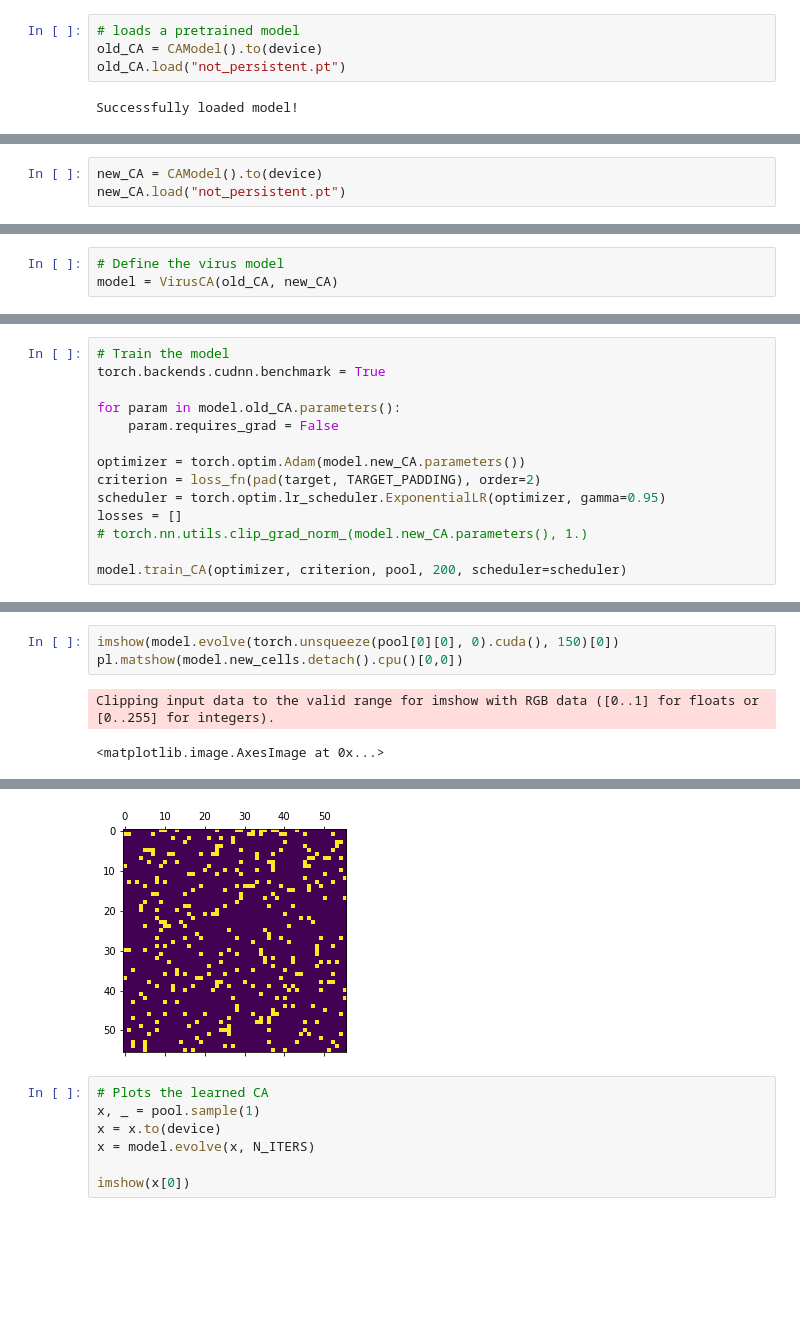
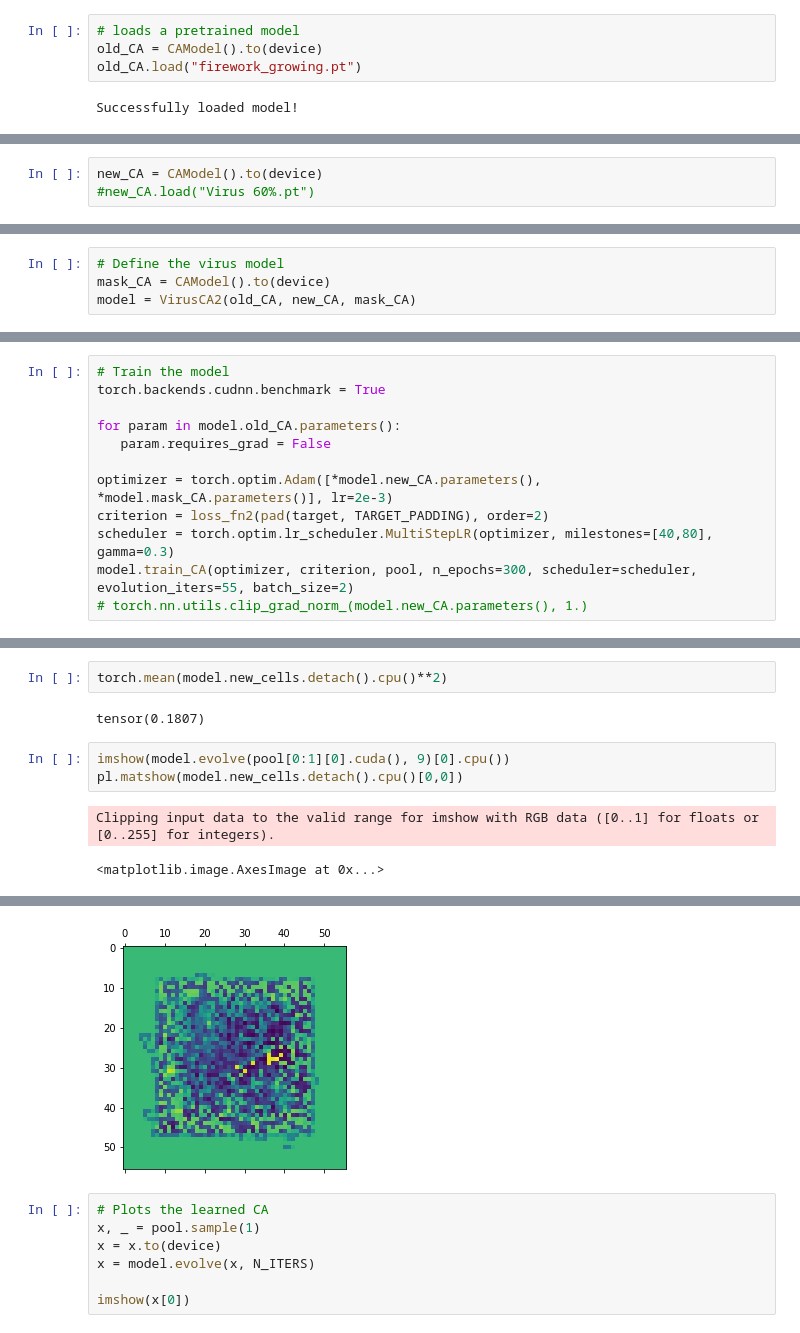
Before and after one commit to LetteraUnica/neural_cellular_automata, a Jupyter notebook: pytorch_ca/virus_CA.ipynb, the cells around one changed output, grey strips where cells are left out. Saved outputs shown, nothing was run; the diff lists cells and outputs as text; blank space fills up the shorter version.

Commit message:
Virus branch

```diff
--- a/pytorch_ca/virus_CA.ipynb
+++ b/pytorch_ca/virus_CA.ipynb
@@ -52,6 +52,6 @@ target = target.to(device)
 # %%
 # loads a pretrained model
 old_CA = CAModel().to(device)
-old_CA.load("not_persistent.pt")
+old_CA.load("firework_growing.pt")
 # %% [output]
 Successfully loaded model!
@@ -58,3 +60,3 @@ Successfully loaded model!
 # %%
 new_CA = CAModel().to(device)
-new_CA.load("not_persistent.pt")
+#new_CA.load("Virus 60%.pt")
@@ -63,3 +63,4 @@ Successfully loaded model!
 # %%
 # Define the virus model
-model = VirusCA(old_CA, new_CA)
+mask_CA = CAModel().to(device)
+model = VirusCA2(old_CA, new_CA, mask_CA)
@@ -68,13 +80,11 @@ model = VirusCA(old_CA, new_CA)
 torch.backends.cudnn.benchmark = True
 
 for param in model.old_CA.parameters():
-    param.requires_grad = False
+   param.requires_grad = False
 
-optimizer = torch.optim.Adam(model.new_CA.parameters())
-criterion = loss_fn(pad(target, TARGET_PADDING), order=2)
-scheduler = torch.optim.lr_scheduler.ExponentialLR(optimizer, gamma=0.95)
-losses = []
+optimizer = torch.optim.Adam([*model.new_CA.parameters(), *model.mask_CA.parameters()], lr=2e-3)
+criterion = loss_fn2(pad(target, TARGET_PADDING), order=2)
+scheduler = torch.optim.lr_scheduler.MultiStepLR(optimizer, milestones=[40,80], gamma=0.3)
+model.train_CA(optimizer, criterion, pool, n_epochs=300, scheduler=scheduler, evolution_iters=55, batch_size=2)
 # torch.nn.utils.clip_grad_norm_(model.new_CA.parameters(), 1.)
-
-model.train_CA(optimizer, criterion, pool, 200, scheduler=scheduler)
 # %% [output]
@@ -82,5 +97,9 @@ tensor(0.4159, device='cuda:0')
+# %%
+torch.mean(model.new_cells.detach().cpu()**2)
+# %% [output]
+tensor(0.1807)
 # %%
-imshow(model.evolve(torch.unsqueeze(pool[0][0], 0).cuda(), 150)[0])
+imshow(model.evolve(pool[0:1][0].cuda(), 9)[0].cpu())
 pl.matshow(model.new_cells.detach().cpu()[0,0])
 # %% [output]
 Clipping input data to the valid range for imshow with RGB data ([0..1] for floats or [0..255] for integers).
@@ -89,4 +108,4 @@ Clipping input data to the valid range for imshow with RGB data ([0..1] for floa
-[figure, old version]
+[figure, new version]
 # %%
 # Plots the learned CA
 x, _ = pool.sample(1)
```
Also changed, not shown: parts of 6 cells of this notebook, 7 other files.
